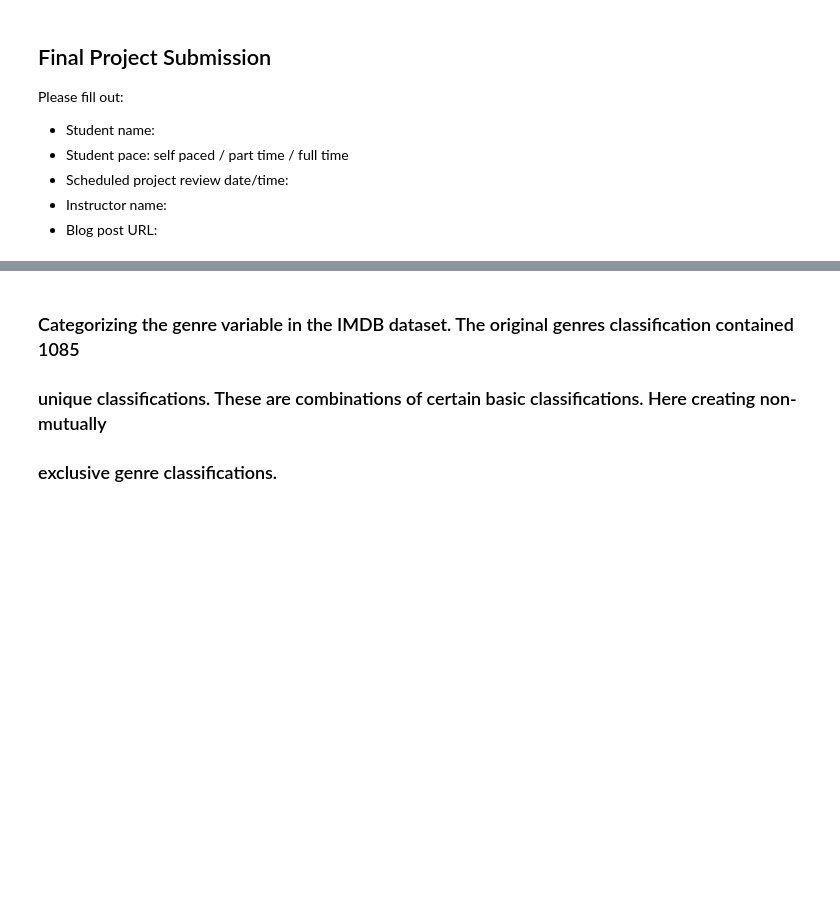
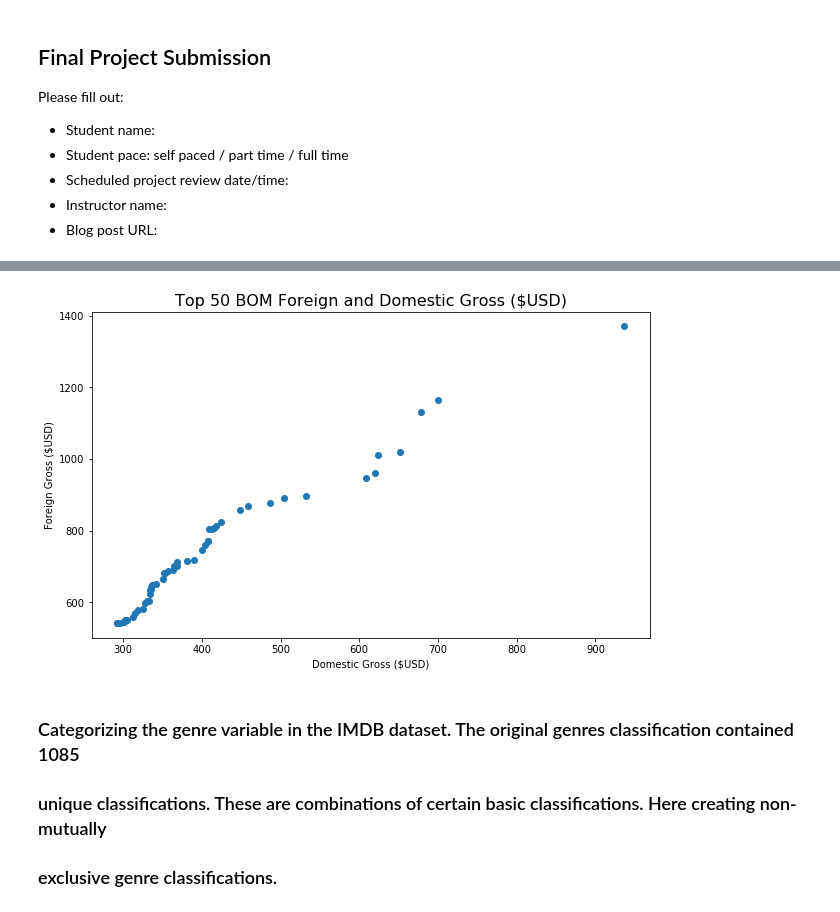
Before and after one commit to etr359/project-1-movie-analysis, a Jupyter notebook: project1_analysis_MASTER.ipynb, the cells around one changed output, grey strips where cells are left out. Saved outputs shown, nothing was run; the diff lists cells and outputs as text; code cells hidden in the pictures; blank space fills up the shorter version.

```diff
--- a/project1_analysis_MASTER.ipynb
+++ b/project1_analysis_MASTER.ipynb
@@ -33,0 +93,2 @@ rt_reviews = pd.read_csv('zippedData/rt.reviews.tsv.gz', compression='gzip',
+# %%
+bom_movie_gross.set_index(['title'], inplace=True)
@@ -33,0 +100,2 @@ rt_reviews = pd.read_csv('zippedData/rt.reviews.tsv.gz', compression='gzip',
+# %%
+bom_movie_gross['domestic_gross_mm'] = bom_movie_gross['domestic_gross'] / 1000000
@@ -33,0 +157,2 @@ rt_reviews = pd.read_csv('zippedData/rt.reviews.tsv.gz', compression='gzip',
+# %%
+bom_movie_gross['foreign_gross_mm'] = bom_movie_gross['foreign_gross'].apply(clean_convert_gross)
@@ -33,0 +183,2 @@ rt_reviews = pd.read_csv('zippedData/rt.reviews.tsv.gz', compression='gzip',
+# %%
+bom_movie_gross['total_gross'] = bom_movie_gross['domestic_gross_mm'] + bom_movie_gross['foreign_gross_mm']
@@ -34,3 +195,17 @@ rt_reviews = pd.read_csv('zippedData/rt.reviews.tsv.gz', compression='gzip',
+# %%
+# plot a basic graph showing top 50 total grossing movies
+x = bom_movie_gross['domestic_gross_mm'].sort_values(ascending=False)[:50]
+y = bom_movie_gross['foreign_gross_mm'].sort_values(ascending=False)[:50]
+
+plt.figure(figsize=(10,6))
+
+plt.scatter(x, y)
+plt.xlabel('Domestic Gross ($USD)')
+plt.ylabel('Foreign Gross ($USD)')
+plt.title('Top 50 BOM Foreign and Domestic Gross ($USD)', fontsize=16)
+plt.show();
+# %% [output]
+[figure, added]
 # %% [markdown]
 ### Categorizing the genre variable in the IMDB dataset.  The original genres classification contained 1085
 ### unique classifications.  These are combinations of certain basic classifications.  Here creating non-mutually
```
Also changed, not shown: parts of 28 cells of this notebook, 1 other file.
